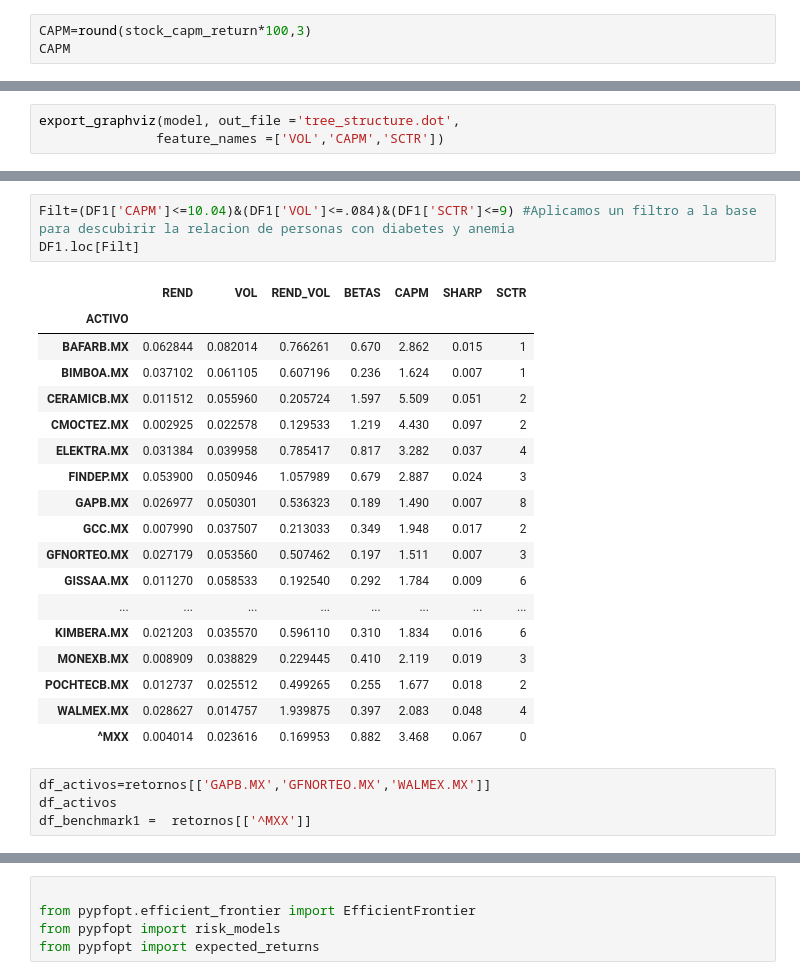
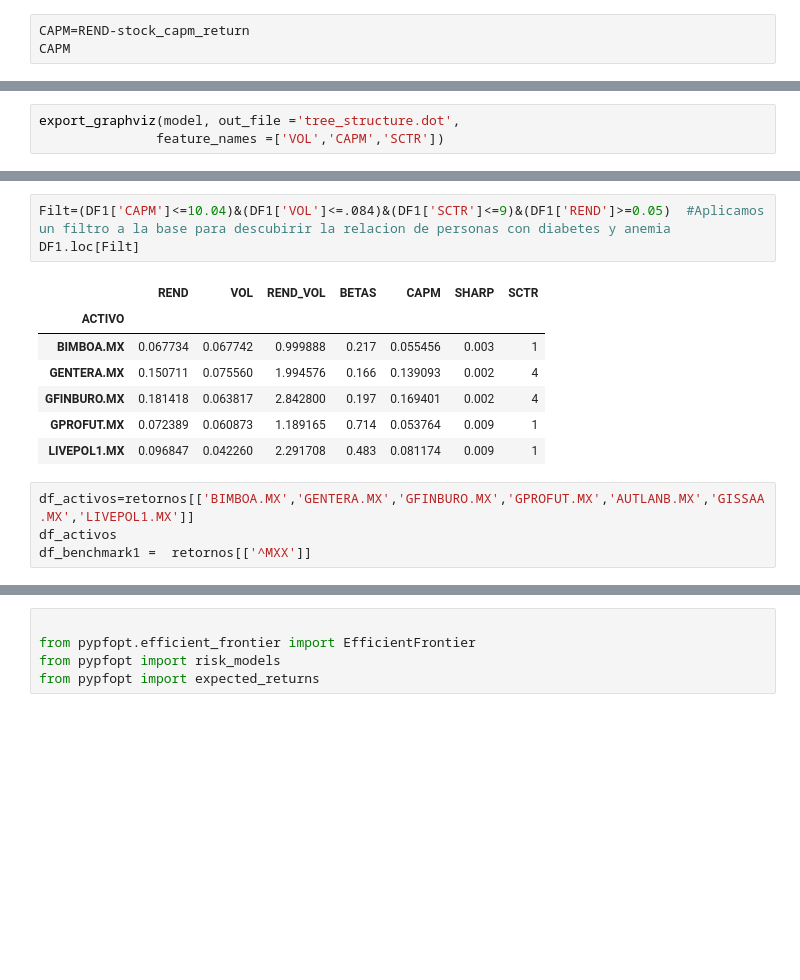
Before and after one commit to LeoPierson31/Leonel, a Jupyter notebook: Arbol y activos2.ipynb, the cells around one changed output, grey strips where cells are left out. Drawn from its saved outputs; the diff is of its cells as text; blank space fills up the shorter version.

```diff
--- a/Arbol y activos2.ipynb
+++ b/Arbol y activos2.ipynb
@@ -132,6 +131,6 @@ sharpe_stock = (stock_capm_return - tasalibredriesgo) /(Anualizado.std()*252**0.
 # %%
 BETAS=(round(stock_beta,3))
 # %%
-CAPM=round(stock_capm_return*100,3)
+CAPM=REND-stock_capm_return
 CAPM
 # %% [output]
@@ -402,27 +404,16 @@ Importancia de los predictores en el modelo
 # %%
-Filt=(DF1['CAPM']<=10.04)&(DF1['VOL']<=.084)&(DF1['SCTR']<=9) #Aplicamos un filtro a la base para descubirir la relacion de personas con diabetes y anemia
+Filt=(DF1['CAPM']<=10.04)&(DF1['VOL']<=.084)&(DF1['SCTR']<=9)&(DF1['REND']>=0.05)  #Aplicamos un filtro a la base para descubirir la relacion de personas con diabetes y anemia
 DF1.loc[Filt]
 # %% [output]
 |  | REND | VOL | REND_VOL | BETAS | CAPM | SHARP | SCTR |
 | ACTIVO |  |  |  |  |  |  |  |
-| BAFARB.MX | 0.062844 | 0.082014 | 0.766261 | 0.670 | 2.862 | 0.015 | 1 |
-| BIMBOA.MX | 0.037102 | 0.061105 | 0.607196 | 0.236 | 1.624 | 0.007 | 1 |
-| CERAMICB.MX | 0.011512 | 0.055960 | 0.205724 | 1.597 | 5.509 | 0.051 | 2 |
-| CMOCTEZ.MX | 0.002925 | 0.022578 | 0.129533 | 1.219 | 4.430 | 0.097 | 2 |
-| ELEKTRA.MX | 0.031384 | 0.039958 | 0.785417 | 0.817 | 3.282 | 0.037 | 4 |
-| FINDEP.MX | 0.053900 | 0.050946 | 1.057989 | 0.679 | 2.887 | 0.024 | 3 |
-| GAPB.MX | 0.026977 | 0.050301 | 0.536323 | 0.189 | 1.490 | 0.007 | 8 |
-| GCC.MX | 0.007990 | 0.037507 | 0.213033 | 0.349 | 1.948 | 0.017 | 2 |
-| GFNORTEO.MX | 0.027179 | 0.053560 | 0.507462 | 0.197 | 1.511 | 0.007 | 3 |
-| GISSAA.MX | 0.011270 | 0.058533 | 0.192540 | 0.292 | 1.784 | 0.009 | 6 |
-| ... | ... | ... | ... | ... | ... | ... | ... |
-| KIMBERA.MX | 0.021203 | 0.035570 | 0.596110 | 0.310 | 1.834 | 0.016 | 6 |
-| MONEXB.MX | 0.008909 | 0.038829 | 0.229445 | 0.410 | 2.119 | 0.019 | 3 |
-| POCHTECB.MX | 0.012737 | 0.025512 | 0.499265 | 0.255 | 1.677 | 0.018 | 2 |
-| WALMEX.MX | 0.028627 | 0.014757 | 1.939875 | 0.397 | 2.083 | 0.048 | 4 |
-| ^MXX | 0.004014 | 0.023616 | 0.169953 | 0.882 | 3.468 | 0.067 | 0 |
+| BIMBOA.MX | 0.067734 | 0.067742 | 0.999888 | 0.217 | 0.055456 | 0.003 | 1 |
+| GENTERA.MX | 0.150711 | 0.075560 | 1.994576 | 0.166 | 0.139093 | 0.002 | 4 |
+| GFINBURO.MX | 0.181418 | 0.063817 | 2.842800 | 0.197 | 0.169401 | 0.002 | 4 |
+| GPROFUT.MX | 0.072389 | 0.060873 | 1.189165 | 0.714 | 0.053764 | 0.009 | 1 |
+| LIVEPOL1.MX | 0.096847 | 0.042260 | 2.291708 | 0.483 | 0.081174 | 0.009 | 1 |
 # %%
-df_activos=retornos[['GAPB.MX','GFNORTEO.MX','WALMEX.MX']]
+df_activos=retornos[['BIMBOA.MX','GENTERA.MX','GFINBURO.MX','GPROFUT.MX','AUTLANB.MX','GISSAA.MX','LIVEPOL1.MX']]
 df_activos
 df_benchmark1 =  retornos[['^MXX']]
 # %%
```
Also changed, not shown: parts of 41 cells of this notebook, 26 other files.
